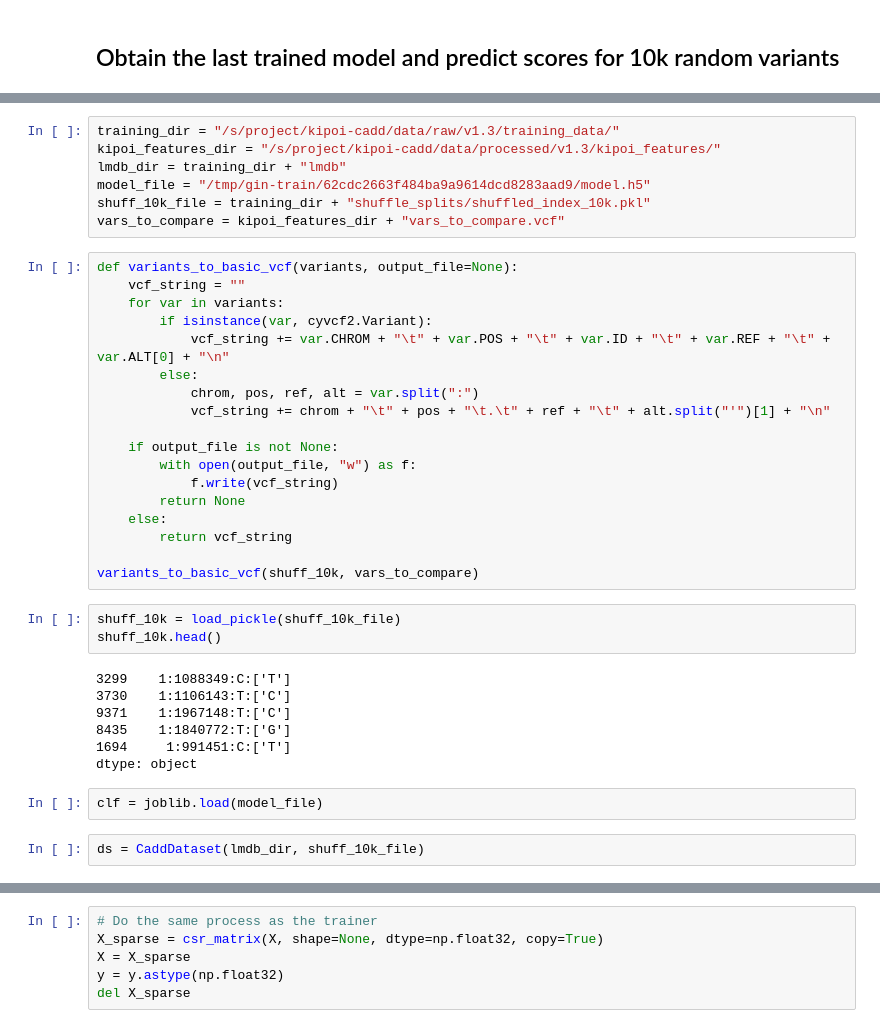
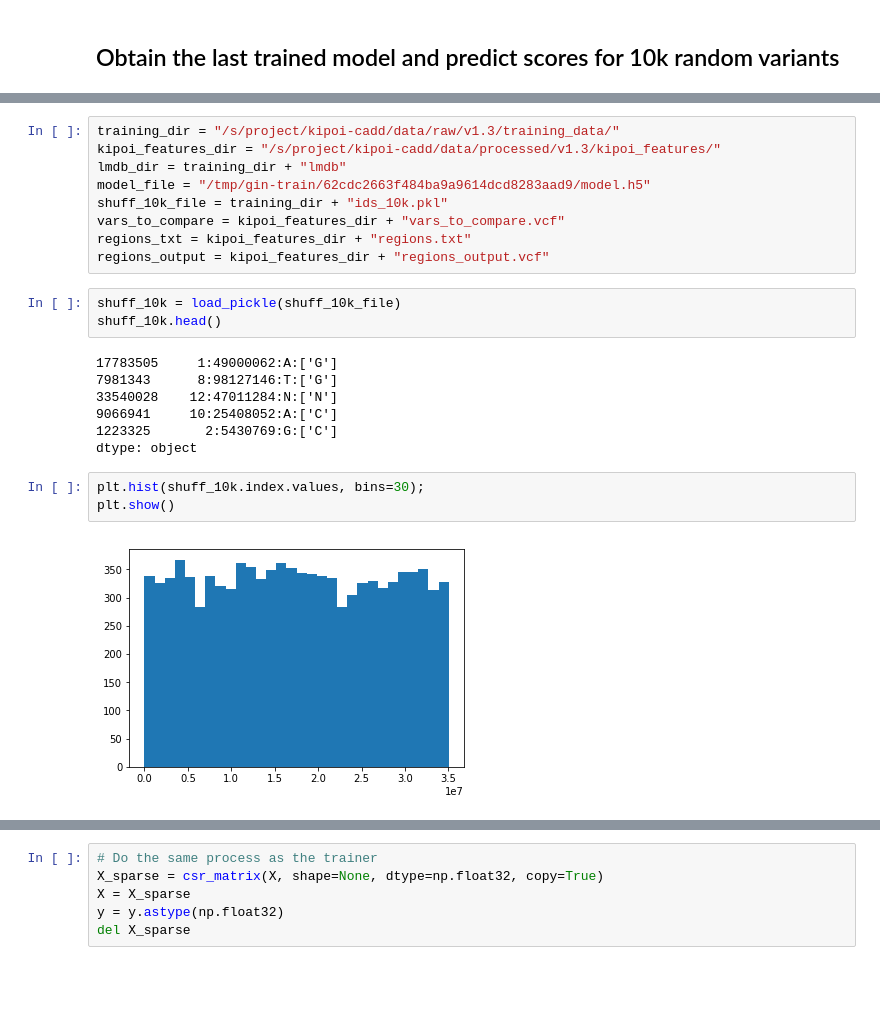
Before and after one commit to dansimancas/kipoi-cadd, a Jupyter notebook: src/01_retrain-cadd/16_Compare_predictions.ipynb, the cells around one changed output, grey strips where cells are left out. Cells and saved outputs as stored; diff of their text form; blank space fills up the shorter version.

```diff
--- a/src/01_retrain-cadd/16_Compare_predictions.ipynb
+++ b/src/01_retrain-cadd/16_Compare_predictions.ipynb
@@ -12,37 +17,22 @@ training_dir = "/s/project/kipoi-cadd/data/raw/v1.3/training_data/"
 kipoi_features_dir = "/s/project/kipoi-cadd/data/processed/v1.3/kipoi_features/"
 lmdb_dir = training_dir + "lmdb"
 model_file = "/tmp/gin-train/62cdc2663f484ba9a9614dcd8283aad9/model.h5"
-shuff_10k_file = training_dir + "shuffle_splits/shuffled_index_10k.pkl"
+shuff_10k_file = training_dir + "ids_10k.pkl"
 vars_to_compare = kipoi_features_dir + "vars_to_compare.vcf"
+regions_txt = kipoi_features_dir + "regions.txt"
+regions_output = kipoi_features_dir + "regions_output.vcf"
-# %%
-def variants_to_basic_vcf(variants, output_file=None):
-    vcf_string = ""
-    for var in variants:
-        if isinstance(var, cyvcf2.Variant):
-            vcf_string += var.CHROM + "\t" + var.POS + "\t" + var.ID + "\t" + var.REF + "\t" + var.ALT[0] + "\n"
-        else:
-            chrom, pos, ref, alt = var.split(":")
-            vcf_string += chrom + "\t" + pos + "\t.\t" + ref + "\t" + alt.split("'")[1] + "\n"
-
-    if output_file is not None:
-        with open(output_file, "w") as f:
-            f.write(vcf_string)
-        return None
-    else:
-        return vcf_string
-
-variants_to_basic_vcf(shuff_10k, vars_to_compare)
 # %%
 shuff_10k = load_pickle(shuff_10k_file)
 shuff_10k.head()
 # %% [output]
-3299    1:1088349:C:['T']
-3730    1:1106143:T:['C']
-9371    1:1967148:T:['C']
-8435    1:1840772:T:['G']
-1694     1:991451:C:['T']
+17783505     1:49000062:A:['G']
+7981343      8:98127146:T:['G']
+33540028    12:47011284:N:['N']
+9066941     10:25408052:A:['C']
+1223325       2:5430769:G:['C']
 dtype: object
-# %%
-clf = joblib.load(model_file)
-# %%
-ds = CaddDataset(lmdb_dir, shuff_10k_file)
+# %%
+plt.hist(shuff_10k.index.values, bins=30);
+plt.show()
+# %% [output]
+[figure, added]
```
Also changed, not shown: parts of 32 cells of this notebook, 4 other files.
